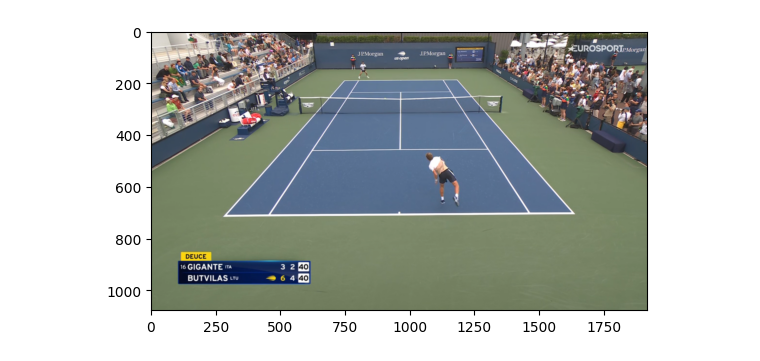
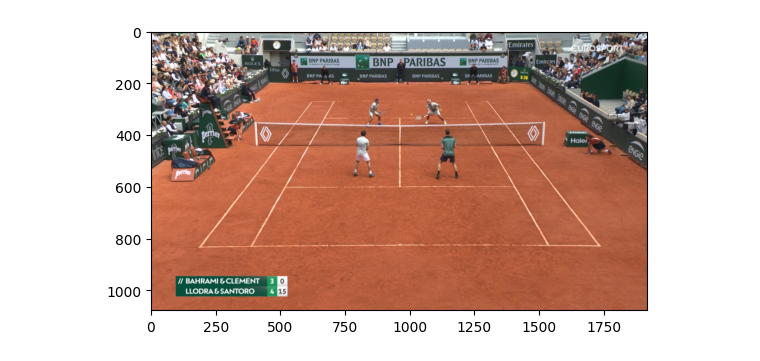
Before and after one commit to polymorvic/tennis-court-detection, a Jupyter notebook: notebooks/roi copy.ipynb, the cells around one changed output. Saved outputs shown, nothing was run; the diff lists cells and outputs as text; code cells hidden in the pictures.

```diff
--- a/notebooks/roi copy.ipynb
+++ b/notebooks/roi copy.ipynb
@@ -12,10 +12,10 @@ from cvgeomkit.utils.plotting import display_img
 get_debug_mode()
 set_debug_mode(True)
 # %%
-path = '../data/pics/04_23.png'
+path = '../data/pics/09_16.png'
 # path = '../data/pics/skip/skip_01_35.png'
 img = read_image_as_numpyimage(path)
 display_img(img)
 # %% [output]
-[figure, old version]
+[figure, new version]
 # %%
```
Also changed, not shown: parts of 3 cells of this notebook, 1 other file.
